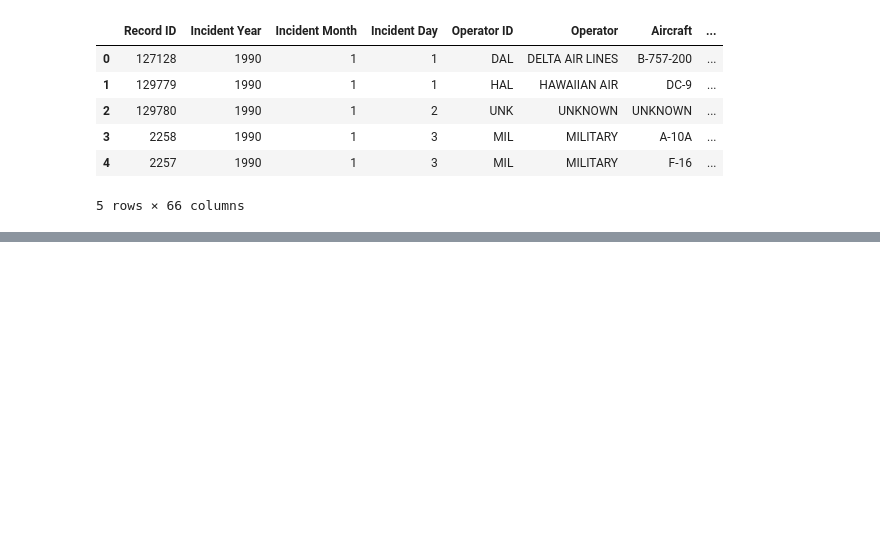
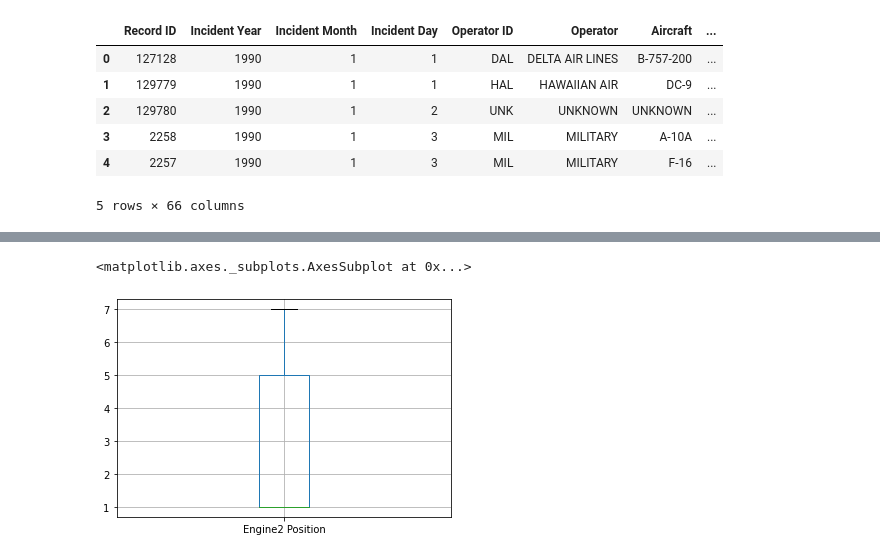
Before and after one commit to rekuantsun/PTDL-Python, a Jupyter notebook: Pandas_4.ipynb, the cells around one changed output, grey strips where cells are left out. Drawn from its saved outputs; the diff is of its cells as text; code cells hidden in the pictures; blank space fills up the shorter version.

```diff
--- a/Pandas_4.ipynb
+++ b/Pandas_4.ipynb
@@ -176,0 +99,5 @@ df.boxplot(column='Speed')
+# %%
+df1.boxplot('Engine2 Position')
+# %% [output]
+<matplotlib.axes._subplots.AxesSubplot at 0x...>
+[figure, added]
```
Also changed, not shown: parts of 60 cells of this notebook.
